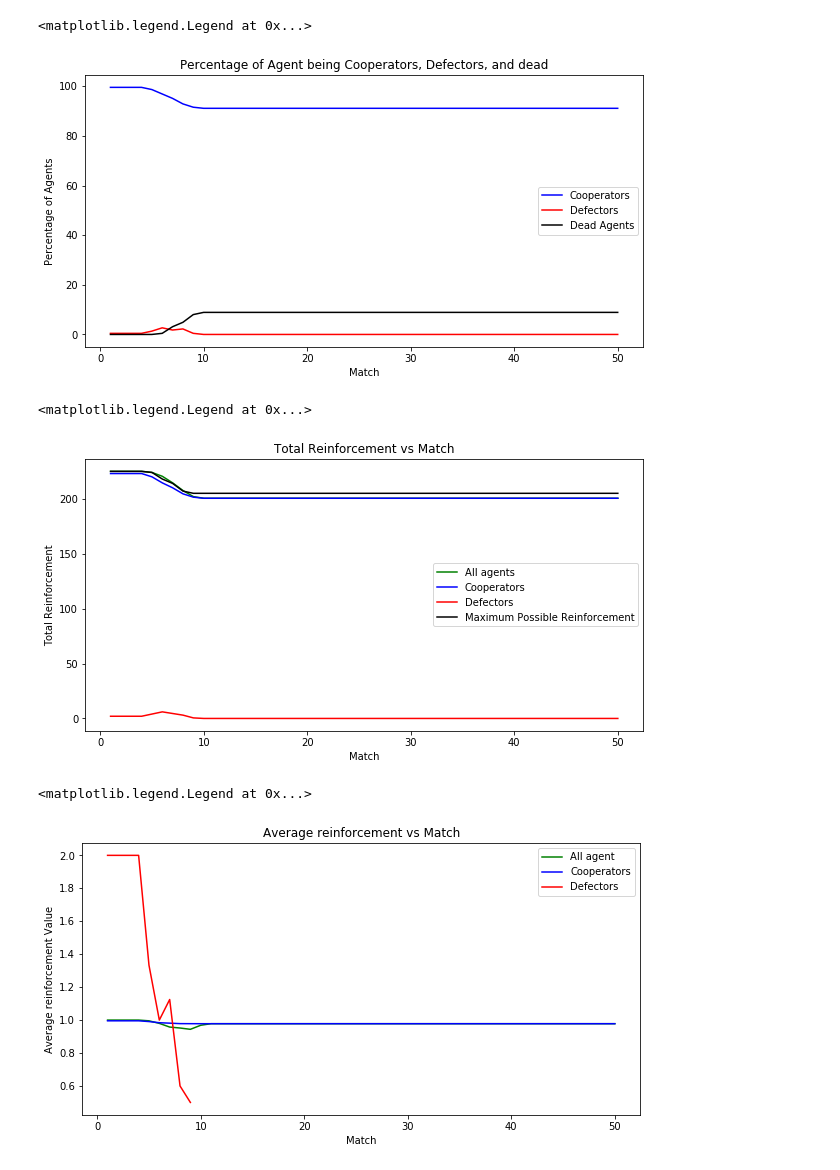
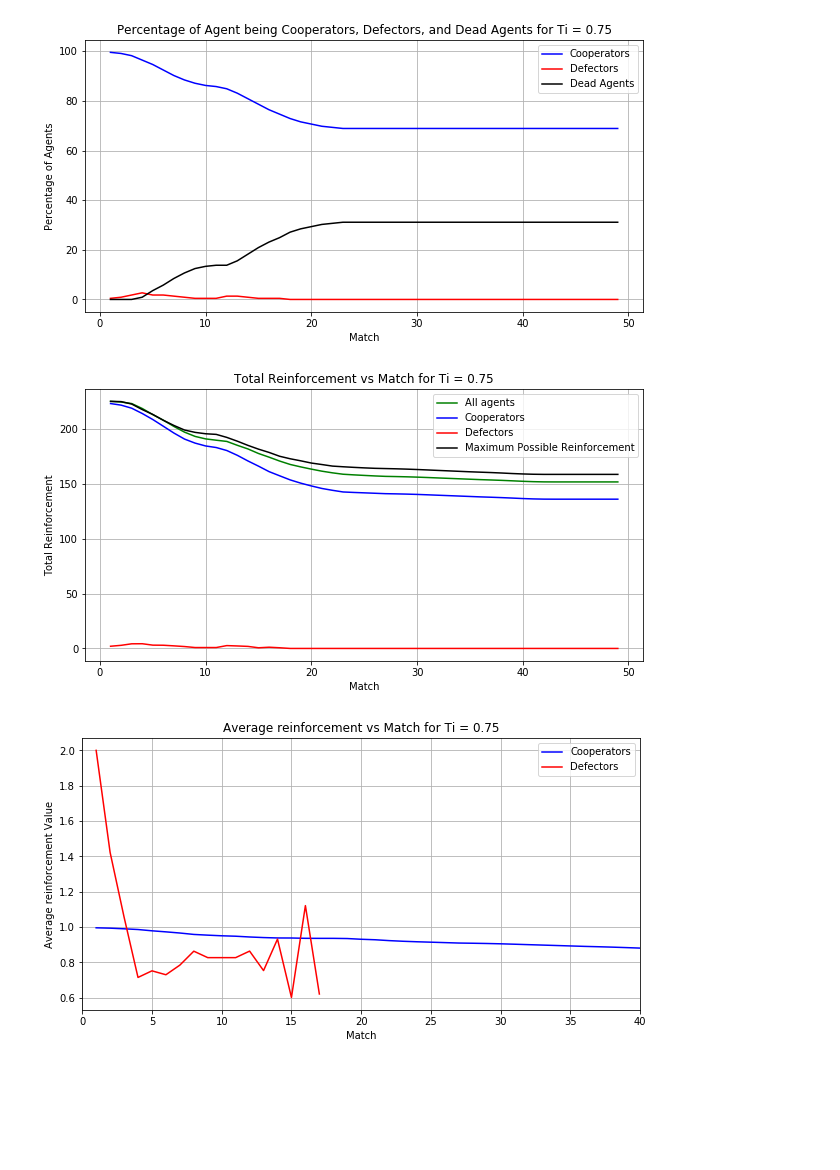
Before and after one commit to austinyu/MAP-2021, a Jupyter notebook: Simulation Ti = 0.75.ipynb, the cells around one changed output. Saved outputs shown, nothing was run; the diff lists cells and outputs as text; code cells hidden in the pictures; blank space fills up the shorter version.

```diff
--- a/Simulation Ti = 0.75.ipynb
+++ b/Simulation Ti = 0.75.ipynb
@@ -15,7 +15,7 @@ def resetDeadAgent(g, current):
     g.nodes[current]['happiness'] = 0
     g.nodes[current]['anger'] = 0
     g.nodes[current]['sadness'] = 0
-    g.nodes[current]['surprise']  = 0
+    g.nodes[current]['surprise']  = 1
     g.nodes[current]['disgust']  = 0
 
 def updateSurprise(g, previous, current):
@@ -340,15 +454,16 @@ for i in range(50):
 # %%
+matchID = 49
 def reIndex(target):
     return target.loc[:, range(1, matchID + 1)]
 statusTable = reIndex(statusTable)
-reTable = reIndex(reTable)
-maxReTable = reIndex(maxReTable)
-fearTable = reIndex(fearTable)
-happinessTable = reIndex(happinessTable)
-angerTable = reIndex(angerTable)
-sadnessTable  = reIndex(sadnessTable)
-surpriseTable = reIndex(surpriseTable)
-disgustTable = reIndex(disgustTable)
+reTable = reIndex(reTable_prev)
+maxReTable = reIndex(maxReTable_prev)
+fearTable = reIndex(fearTable_prev)
+happinessTable = reIndex(happinessTable_prev)
+angerTable = reIndex(angerTable_prev)
+sadnessTable  = reIndex(sadnessTable_prev)
+surpriseTable = reIndex(surpriseTable_prev)
+disgustTable = reIndex(disgustTable_prev)
 #  = reIndex()
 # %%
 def tallyState(state, statusTable):
@@ -401,11 +520,12 @@ plt.plot(statusTable.columns, tallyDead/n_agent * 100,
         color = 'k', label = 'Dead Agents')
 plt.xlabel('Match')
 plt.ylabel('Percentage of Agents')
-plt.title('Percentage of Agent being Cooperators, Defectors, and dead')
+plt.title('Percentage of Agent being Cooperators, Defectors, and Dead Agents for Ti = 0.75')
+plt.grid()
 plt.legend()
+plt.savefig('Status_0.75.png', dpi=300)
 # %% [output]
-<matplotlib.legend.Legend at 0x...>
-[figure, old version]
+[figure, new version]
 # %%
 reCoop, reDef = tallyProperty(statusTable, reTable)
 
@@ -416,24 +536,28 @@ plt.plot(statusTable.columns, np.array(reDef), color = 'r', label = 'Defectors')
 plt.plot(statusTable.columns, maxReTable.sum(axis = 0), color = 'k', label = 'Maximum Possible Reinforcement')
 plt.xlabel('Match')
 plt.ylabel('Total Reinforcement')
-plt.title('Total Reinforcement vs Match')
+plt.title('Total Reinforcement vs Match for Ti = 0.75')
+plt.grid()
 plt.legend()
+plt.savefig('TotalReinforcement_0.75.png', dpi=300)
 # %% [output]
-<matplotlib.legend.Legend at 0x...>
-[figure, old version]
+[figure, new version]
 # %%
 targetTable, prop = reTable, 'reinforcement'
 targetCoop, targetDef = tallyProperty(statusTable, targetTable)
-plt.figure(figsize = (10,5))
-plt.plot(targetTable.columns, targetTable.sum()/tallyAlive, color = 'g', label = 'All agent')
-plt.plot(targetTable.columns, targetCoop/tallyCoop, color = 'b', label = 'Cooperators')
-plt.plot(targetTable.columns, targetDef/tallyDef, color = 'r', label = 'Defectors')
+fig = plt.figure(figsize = (10,5))
+ax = plt.subplot(111)
+#ax.plot(targetTable.columns, targetTable.sum()/tallyAlive, color = 'g', label = 'All agent')
+ax.plot(targetTable.columns, targetCoop/tallyCoop, color = 'b', label = 'Cooperators')
+ax.plot(targetTable.columns, targetDef/tallyDef, color = 'r', label = 'Defectors')
 plt.xlabel('Match')
 plt.ylabel('Average ' + prop + ' Value')
-plt.title('Average ' + prop  + ' vs Match')
-plt.legend()
+ax.set_xlim([0, 40])
+plt.title('Average ' + prop  + ' vs Match for Ti = 0.75')
+plt.grid()
+ax.legend()
+plt.savefig('AverageReinforcement_0.75.png', dpi=300)
 # %% [output]
-<matplotlib.legend.Legend at 0x...>
-[figure, old version]
+[figure, new version]
 # %%
 plot_prop(fearTable, 'fear')
```
Also changed, not shown: parts of 13 cells of this notebook, 41 other files.
